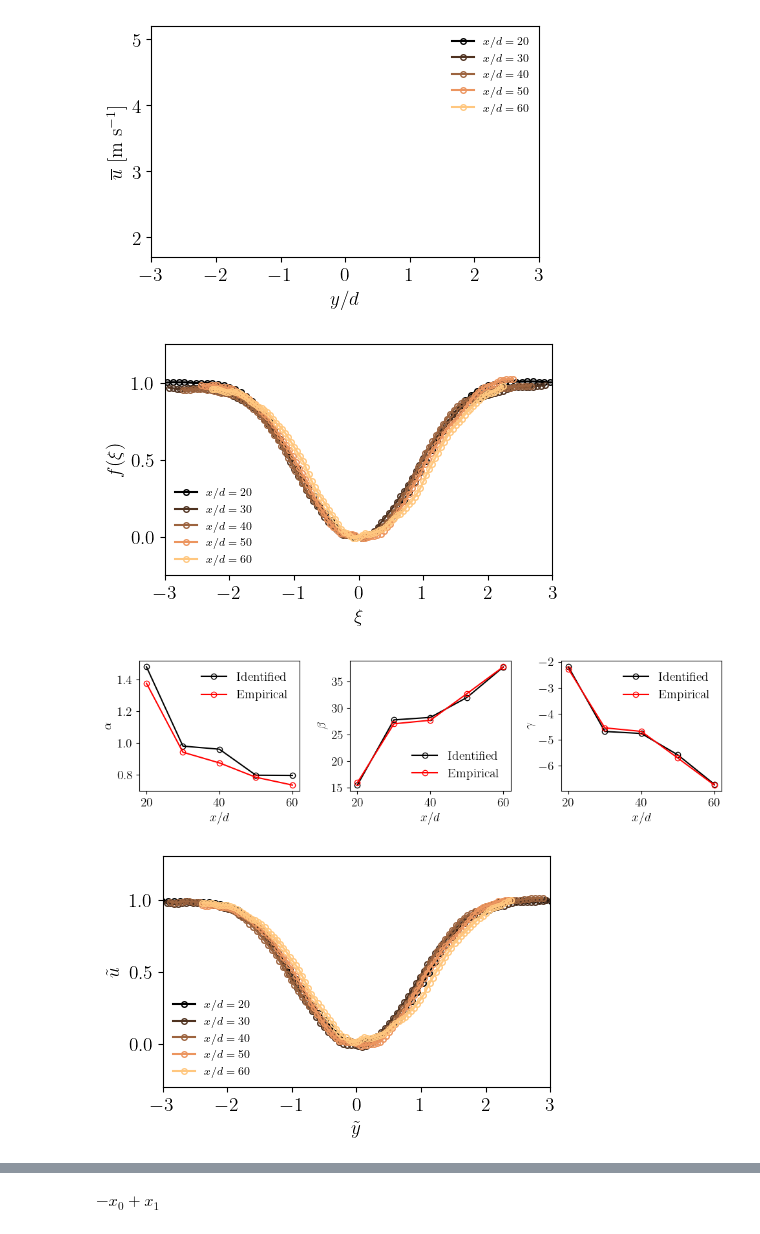
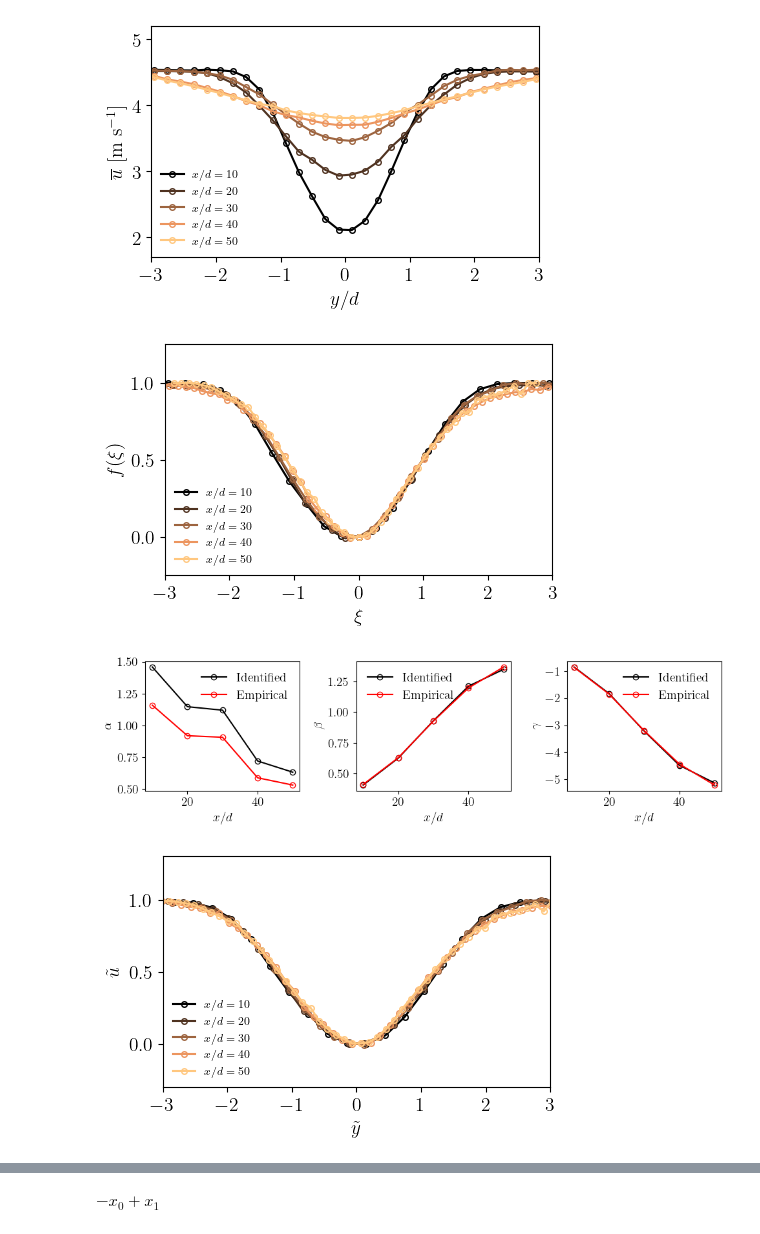
Before and after one commit to nbeb/extracting_self-similarity_from_data, a Jupyter notebook: turbulent_wake/turbulent-wake.ipynb, the cells around one changed output, grey strips where cells are left out. Cells and saved outputs as stored; diff of their text form; code cells hidden in the pictures.

Commit message:
update turbulent wake example

```diff
--- a/turbulent_wake/turbulent-wake.ipynb
+++ b/turbulent_wake/turbulent-wake.ipynb
@@ -13,34 +13,34 @@ plt.rc('font',family='serif',size=14)
 # %%
 ### Load experimental data from Cimbala, Nagib & Roshko, Journal of Fluid Mechanics, 190, 265-298, (1988).
 ### Replace with './Wake_params_flume.pkl' for the experiments conducted in the flume of the Department of Aeronautics, Imperial College London.
 
-with open('./Wake_params_flume.pkl', 'rb') as file:
+with open('./Wake_params.pkl', 'rb') as file:
     data = pickle.load(file)
 
 x = data['x'] # streamwise locations, x/d
 y = data['y'] # crosswise locations, y/d
 u = data['u'] # mean streamwise velocity [m/s]
 U_inf = data['U_inf'] # freestream velocity [m/s]
 nu = data['nu'] # viscosity [m^2/s]
 
 nx = len(x)
 ny = np.shape(y)[1]
 ymid = int(ny/2)
 
 # Plot profiles
 color_map = cm.get_cmap('copper', len(x))
 plt.figure(1,figsize=(5,3))
 for i in range(len(x)):
     color = color_map(i / (len(x) - 1))
     plt.plot(y[i,:], u[i, :], '-o', label=f'$x/d={x[i]}$', markersize=4, mfc='none', color=color)
 plt.xlabel(r'$y/d$')
 plt.ylabel(r'$\overline{u}$ [m s$^{-1}$]')
 plt.xlim([-3,3])
 plt.ylim([1.7, 5.2])
 plt.legend(frameon=False, fontsize=8)
 plt.show()
 # %% [output]
-[figure, old version]
+[figure, new version]
 # %%
 ### Empirical scaling
 
@@ -85,7 +85,7 @@ plt.ylim([-0.25, 1.25])
 plt.legend(frameon=False, fontsize=8)
 plt.show()
 # %% [output]
-[figure, old version]
+[figure, new version]
 # %%
 ### Collapse the profiles
 
@@ -184,8 +184,8 @@ plt.legend(frameon=False, fontsize=8)
 
 plt.show()
 # %% [output]
-[figure, old version]
+[figure, new version]
-[figure, old version]
+[figure, new version]
 # %%
 ### Interpret transformations using PySR
 
```
Also changed, not shown: parts of 3 cells of this notebook.
